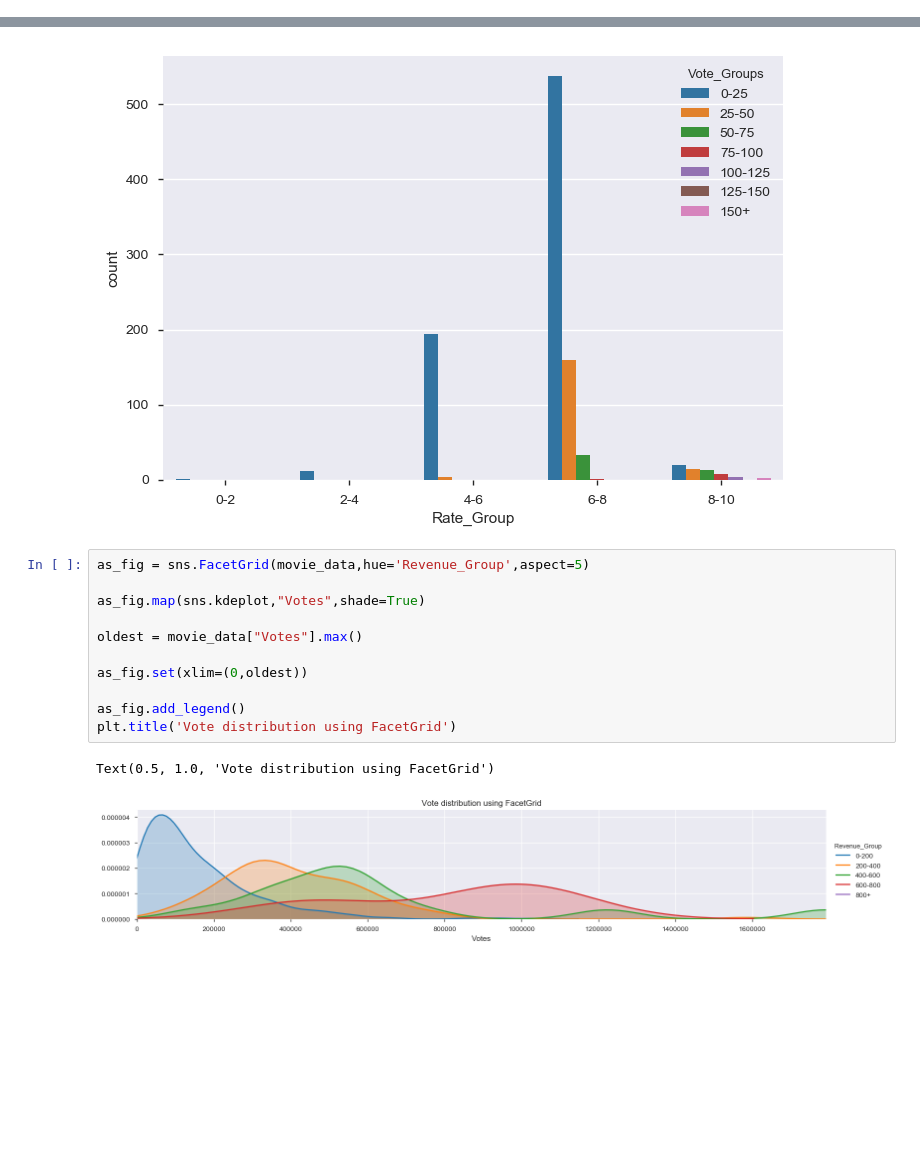
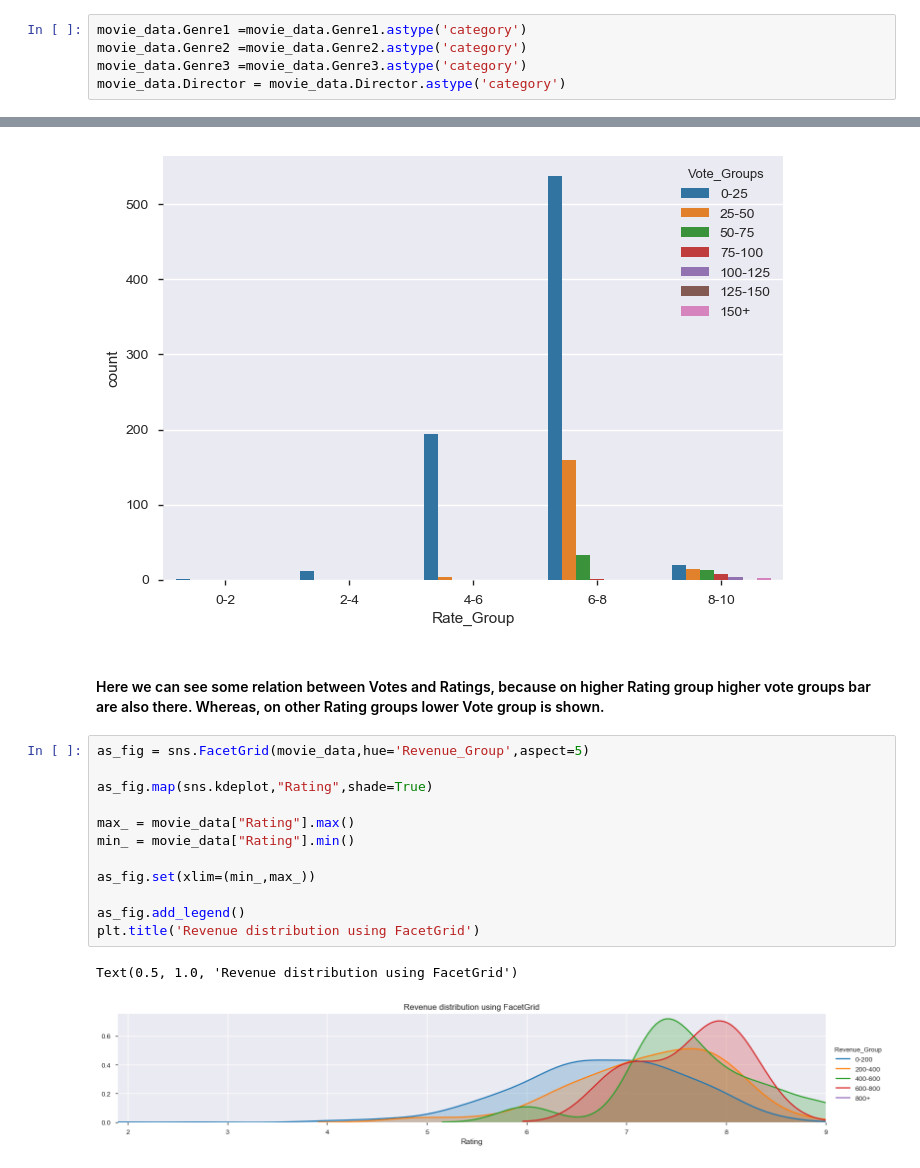
Before and after one commit to yaminijoshi89/INSAID-Projects, a Jupyter notebook: IMDB_1000MoviesDataSet_EDA.ipynb, the cells around one changed output, grey strips where cells are left out. Drawn from its saved outputs; the diff is of its cells as text; blank space fills up the shorter version.

```diff
--- a/IMDB_1000MoviesDataSet_EDA.ipynb
+++ b/IMDB_1000MoviesDataSet_EDA.ipynb
@@ -235,4 +262,9 @@ Avg_Rating             0
 dtype: int64
+# %%
+movie_data.Genre1 =movie_data.Genre1.astype('category')
+movie_data.Genre2 =movie_data.Genre2.astype('category')
+movie_data.Genre3 =movie_data.Genre3.astype('category')
+movie_data.Director = movie_data.Director.astype('category')
 # %% [markdown]
 ### Post-Profiling
 # %%
@@ -290,17 +363,20 @@ sns.countplot(movie_data["Rate_Group"],hue=movie_data["Vote_Groups"])
 # %% [output]
 <matplotlib.axes._subplots.AxesSubplot at 0x...>
 [figure]
+# %% [markdown]
+#### Here we can see some relation between Votes and Ratings, because on higher Rating group higher vote groups bar are also there. Whereas, on other Rating groups lower Vote group is shown.
 # %%
 as_fig = sns.FacetGrid(movie_data,hue='Revenue_Group',aspect=5)
 
-as_fig.map(sns.kdeplot,"Votes",shade=True)
+as_fig.map(sns.kdeplot,"Rating",shade=True)
 
-oldest = movie_data["Votes"].max()
+max_ = movie_data["Rating"].max()
+min_ = movie_data["Rating"].min()
 
-as_fig.set(xlim=(0,oldest))
+as_fig.set(xlim=(min_,max_))
 
 as_fig.add_legend()
-plt.title('Vote distribution using FacetGrid')
+plt.title('Revenue distribution using FacetGrid')
 # %% [output]
-Text(0.5, 1.0, 'Vote distribution using FacetGrid')
+Text(0.5, 1.0, 'Revenue distribution using FacetGrid')
-[figure, old version]
+[figure, new version]
```
Also changed, not shown: parts of 25 cells of this notebook.
